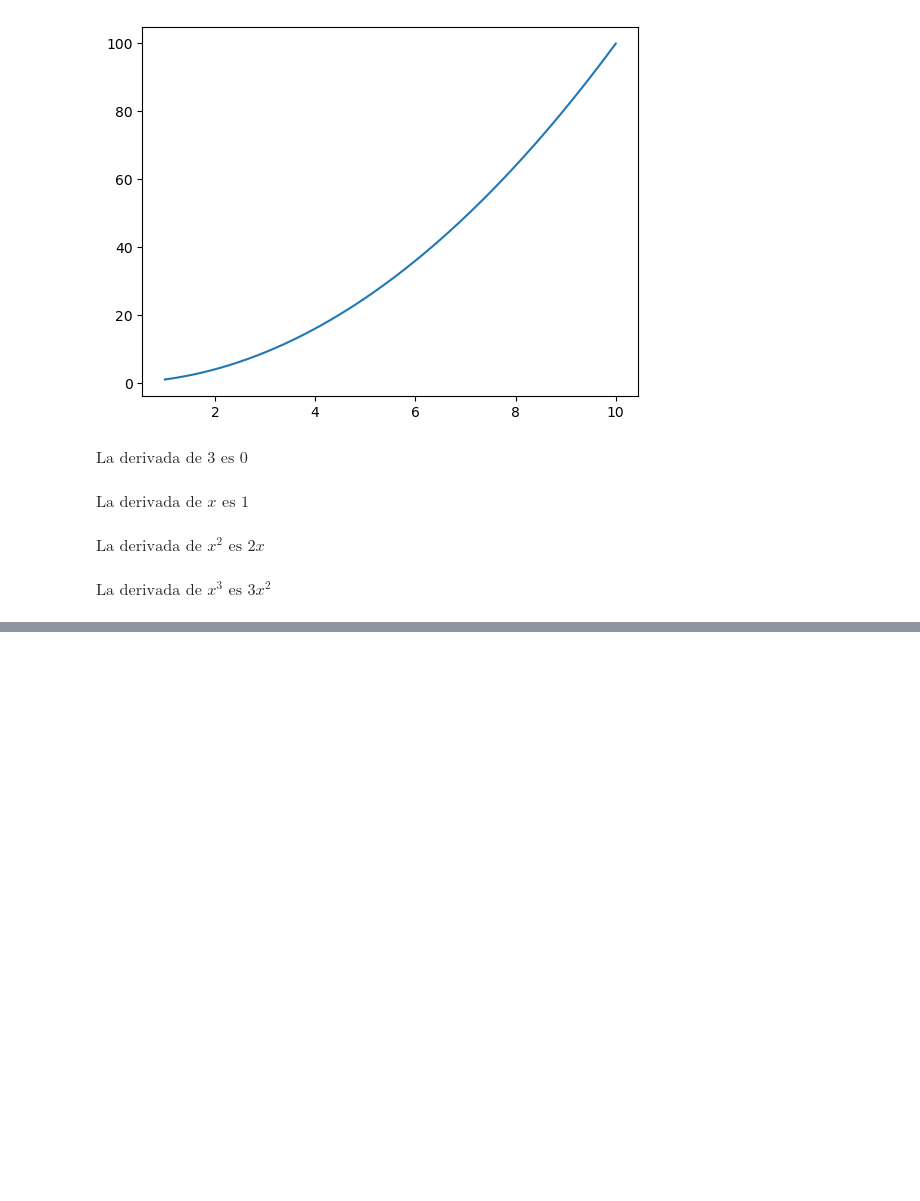
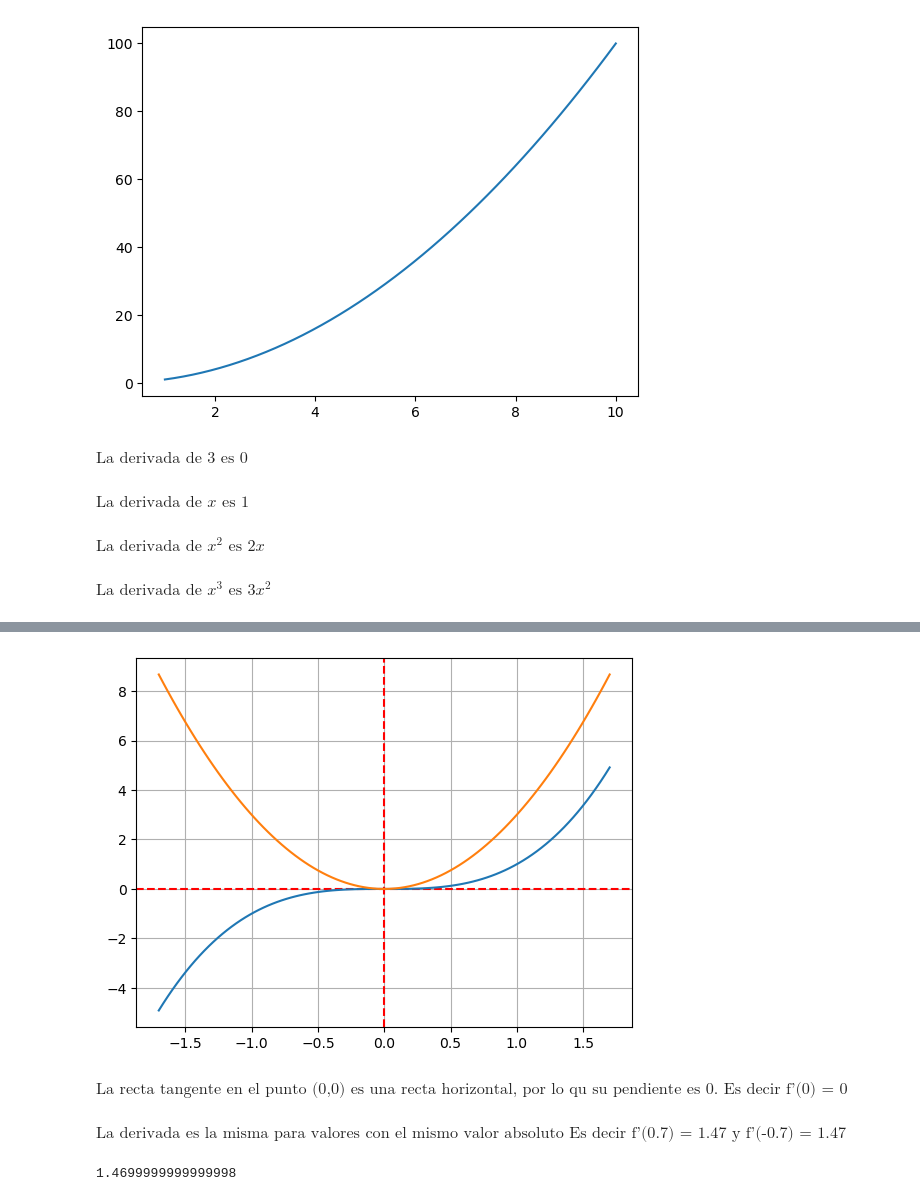
Before and after one commit to JAlesUOC/Iniciaci-nALasMatematicasParaLaIngenieria, a Jupyter notebook: Files/Tema 11/tema 11 Derivación de funciones.ipynb, the cells around one changed output, grey strips where cells are left out. Saved outputs shown, nothing was run; the diff lists cells and outputs as text; code cells hidden in the pictures; blank space fills up the shorter version.

```diff
--- a/Files/Tema 11/tema 11 Derivación de funciones.ipynb
+++ b/Files/Tema 11/tema 11 Derivación de funciones.ipynb
@@ -121,0 +132,42 @@ $\displaystyle \text{La derivada de }2^{x}\text{ es }2^{x} \log{\left(2 \right)}
+# %%
+# Estudiamos la función cúbica
+exp = x**3
+f = lambdify(x, exp)
+exp_dx=sp.diff(exp)
+f_dx = lambdify(x,exp_dx)
+x_ = np.linspace(-1.7, 1.7, 100)
+
+# Ejes de coordenadas
+plt.axhline(y = f_dx(0), color='red', linestyle='--')
+plt.axvline(x = 0, color='red', linestyle='--')
+
+# Grafica de la funcion ys su derivada
+plt.plot(x_,f(x_))
+plt.plot(x_,f_dx(x_))
+plt.grid(True)
+
+plt.show()
+
+display(Math(
+    '\\text{La recta tangente en el punto (0,0) es una recta horizontal, por lo qu su pendiente es 0.}'
+    + '\n\\text{ Es decir f\'(0) = }'
+    + sp.latex(f_dx(0))
+))
+
+display(Math(
+    '\\text{La derivada es la misma para valores con el mismo valor absoluto.}'
+    + '\n\\text{ Es decir f\'(0.7) = }'
+    + sp.latex(f_dx(0.7))
+    + '\n\\text{ y f\'(-0.7) = }'
+    + sp.latex(f_dx(-0.7))
+))
+
+f_dx(-0.7)
+# %% [output]
+[figure, added]
+$\displaystyle \text{La recta tangente en el punto (0,0) es una recta horizontal, por lo qu su pendiente es 0.}
+\text{ Es decir f'(0) = }0$
+$\displaystyle \text{La derivada es la misma para valores con el mismo valor absoluto}
+\text{ Es decir f'(0.7) = }1.47
+\text{ y f'(-0.7) = }1.47$
+1.4699999999999998
```
Also changed, not shown: parts of 4 cells of this notebook.
